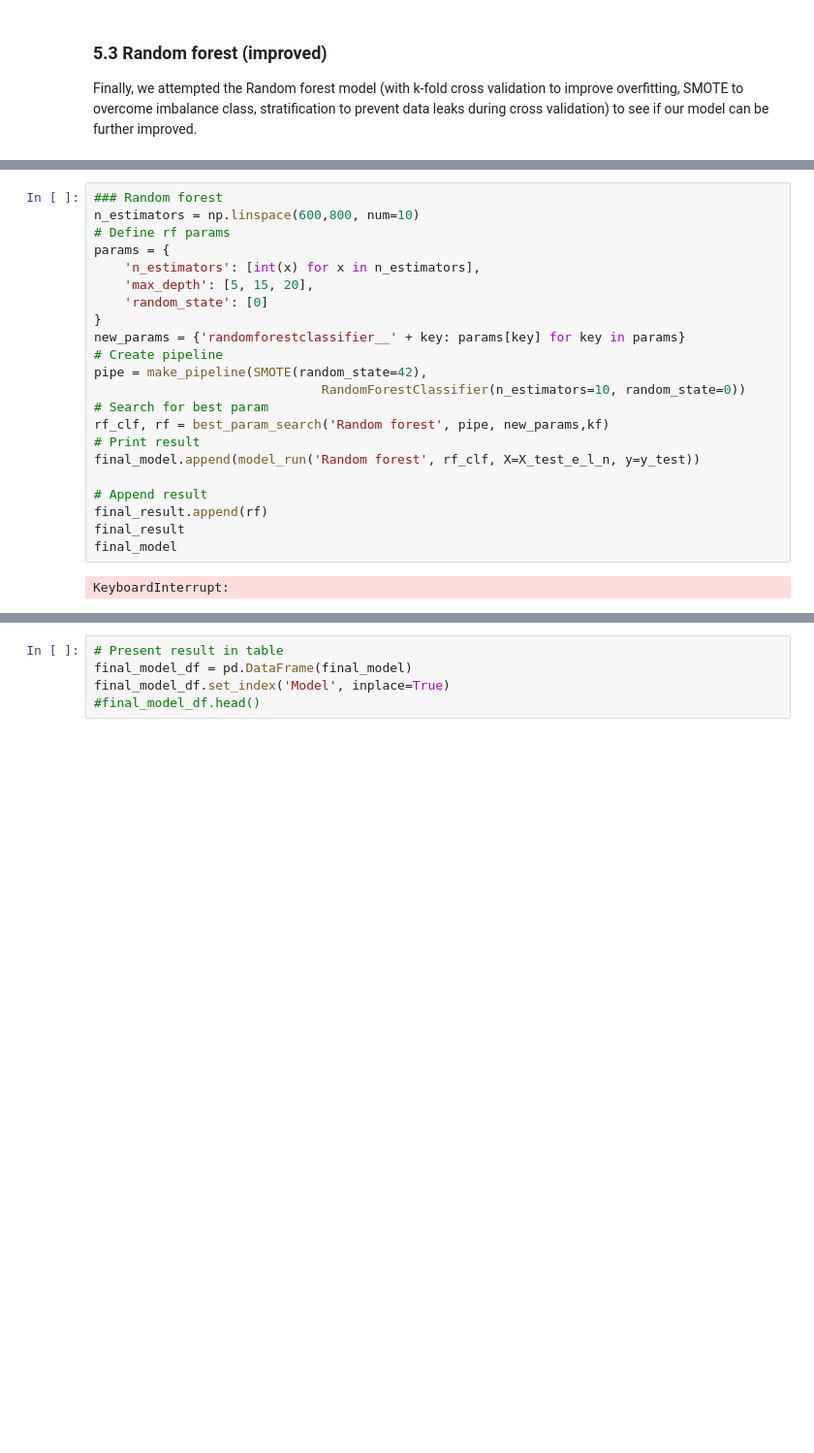
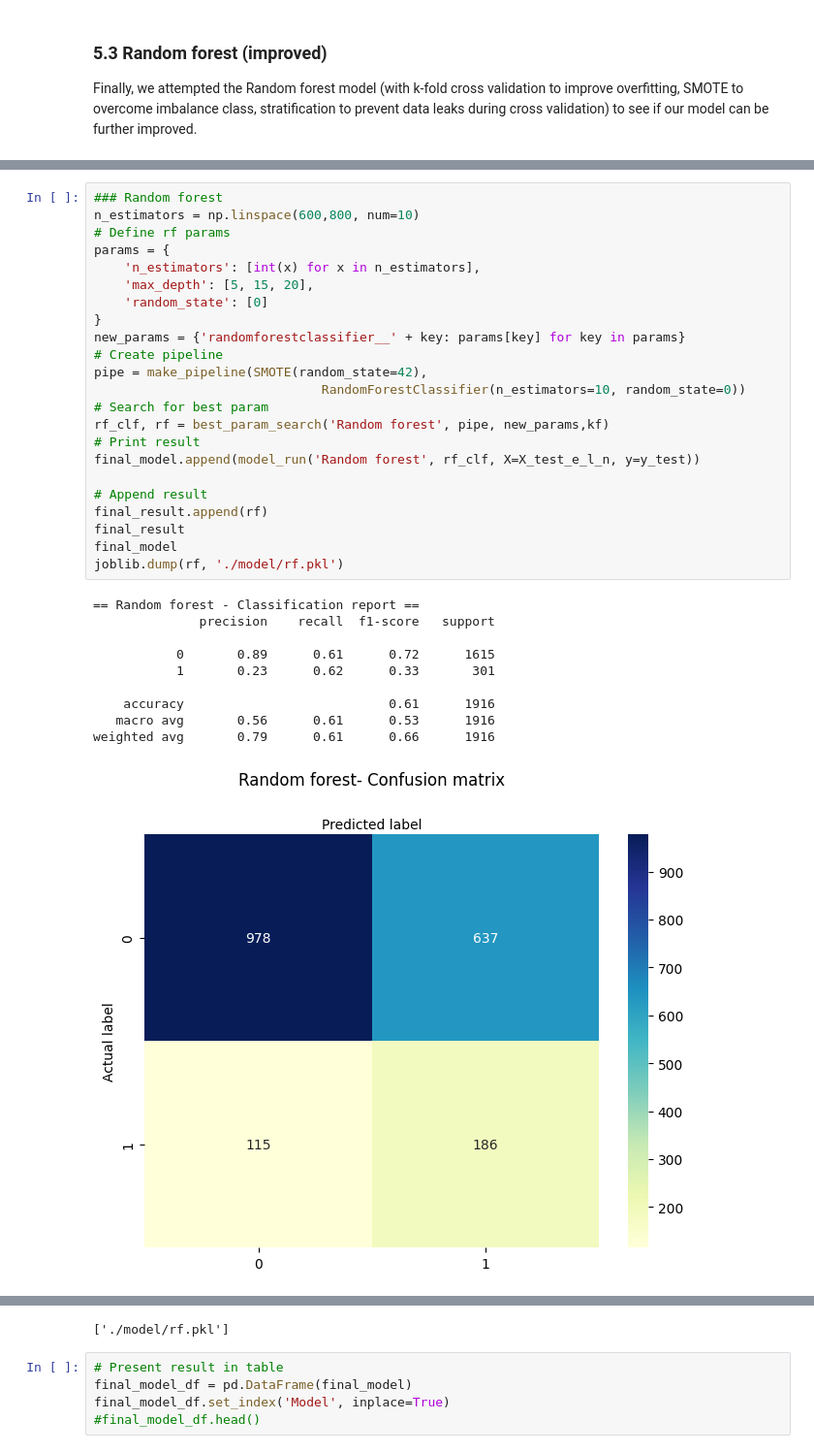
Before and after one commit to winhandsome309/thesis_banking, a Jupyter notebook: models/notebook_first.ipynb, the cells around one changed output, grey strips where cells are left out. Shown at 97% size. Cells and saved outputs as stored; diff of their text form; blank space fills up the shorter version.

Commit message:
make models

```diff
--- a/models/notebook_first.ipynb
+++ b/models/notebook_first.ipynb
@@ -1236,24 +1232,34 @@ weighted avg       0.79      0.62      0.67      1916
 # %%
 ### Random forest
 n_estimators = np.linspace(600,800, num=10)
 # Define rf params
 params = {
     'n_estimators': [int(x) for x in n_estimators],
     'max_depth': [5, 15, 20],
     'random_state': [0]
 }
 new_params = {'randomforestclassifier__' + key: params[key] for key in params}
 # Create pipeline
 pipe = make_pipeline(SMOTE(random_state=42),
                               RandomForestClassifier(n_estimators=10, random_state=0))
 # Search for best param
 rf_clf, rf = best_param_search('Random forest', pipe, new_params,kf)
 # Print result
 final_model.append(model_run('Random forest', rf_clf, X=X_test_e_l_n, y=y_test))
 
 # Append result
 final_result.append(rf)
 final_result
 final_model
+joblib.dump(rf, './model/rf.pkl')
 # %% [output]
-KeyboardInterrupt:
+== Random forest - Classification report ==
+              precision    recall  f1-score   support
+
+           0       0.89      0.61      0.72      1615
+           1       0.23      0.62      0.33       301
+
+    accuracy                           0.61      1916
+   macro avg       0.56      0.61      0.53      1916
+weighted avg       0.79      0.61      0.66      1916
+[figure, added]
@@ -1260,3 +1268,4 @@ KeyboardInterrupt:
+['./model/rf.pkl']
 # %%
 # Present result in table
 final_model_df = pd.DataFrame(final_model)
```
Also changed, not shown: parts of 6 cells of this notebook, 10 other files.
